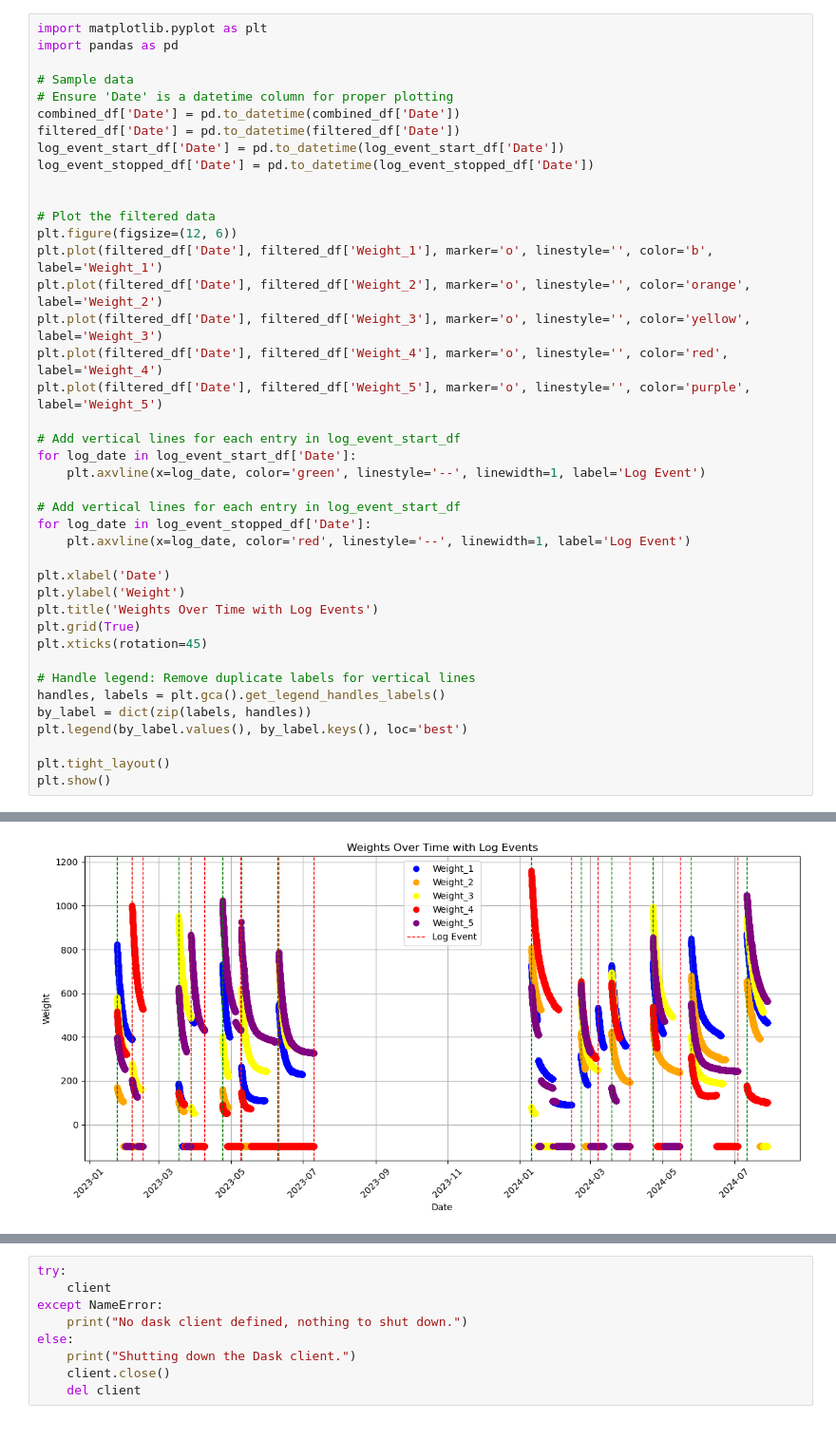
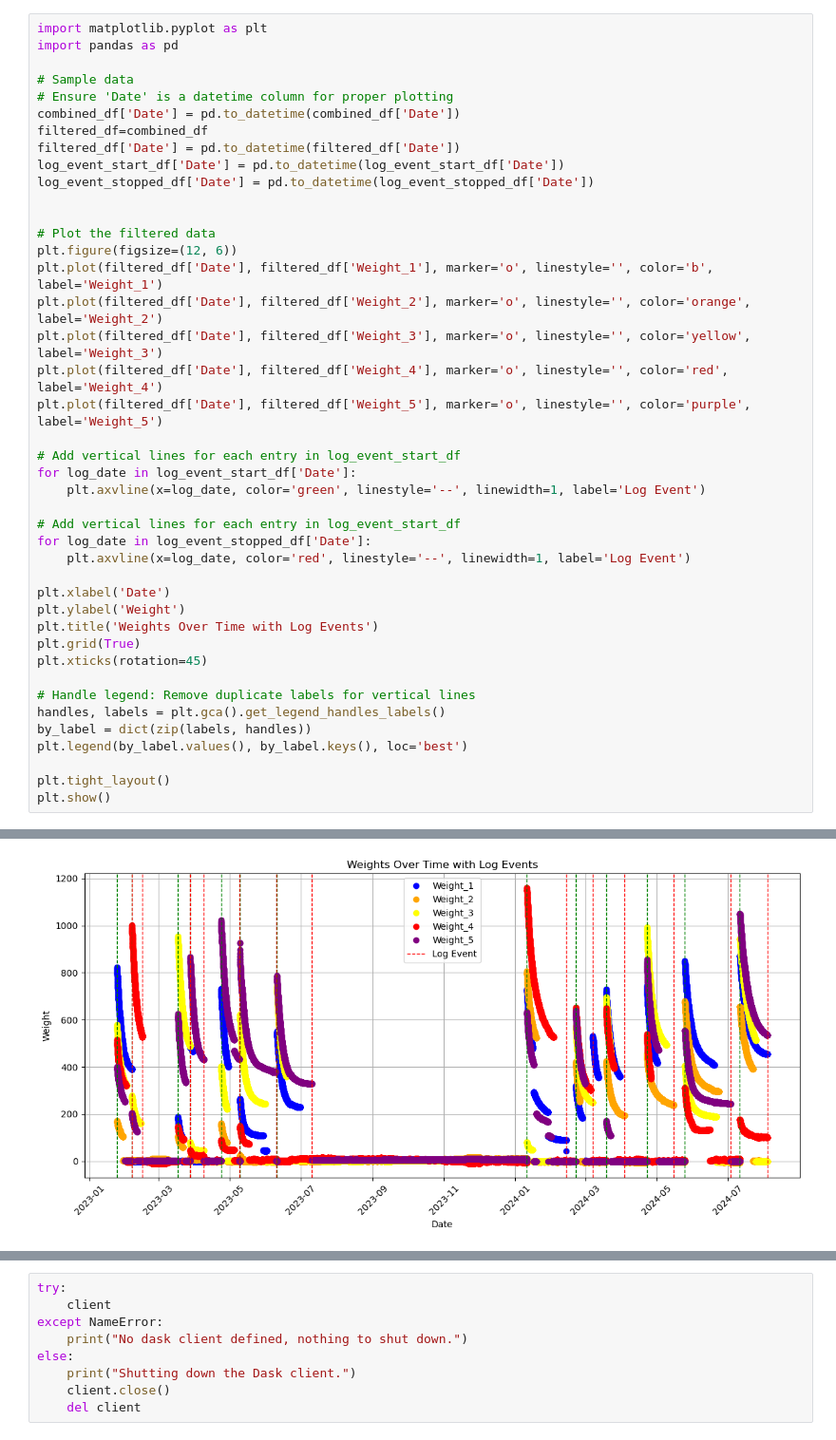
Before and after one commit to Nordtus/BiltongerML, a Jupyter notebook: Biltonger_data_analysis.ipynb, the cells around one changed output, grey strips where cells are left out. Shown at 95% size. Drawn from its saved outputs; the diff is of its cells as text.

```diff
--- a/Biltonger_data_analysis.ipynb
+++ b/Biltonger_data_analysis.ipynb
@@ -196,6 +213,7 @@ import pandas as pd
 # Sample data
 # Ensure 'Date' is a datetime column for proper plotting
 combined_df['Date'] = pd.to_datetime(combined_df['Date'])
+filtered_df=combined_df
 filtered_df['Date'] = pd.to_datetime(filtered_df['Date'])
 log_event_start_df['Date'] = pd.to_datetime(log_event_start_df['Date'])
 log_event_stopped_df['Date'] = pd.to_datetime(log_event_stopped_df['Date'])
@@ -214,34 +232,34 @@ for log_date in log_event_start_df['Date']:
     plt.axvline(x=log_date, color='green', linestyle='--', linewidth=1, label='Log Event')
 
 # Add vertical lines for each entry in log_event_start_df
 for log_date in log_event_stopped_df['Date']:
     plt.axvline(x=log_date, color='red', linestyle='--', linewidth=1, label='Log Event')
 
 plt.xlabel('Date')
 plt.ylabel('Weight')
 plt.title('Weights Over Time with Log Events')
 plt.grid(True)
 plt.xticks(rotation=45)
 
 # Handle legend: Remove duplicate labels for vertical lines
 handles, labels = plt.gca().get_legend_handles_labels()
 by_label = dict(zip(labels, handles))
 plt.legend(by_label.values(), by_label.keys(), loc='best')
 
 plt.tight_layout()
 plt.show()
 # %% [output]
 A value is trying to be set on a copy of a slice from a DataFrame.
 Try using .loc[row_indexer,col_indexer] = value instead
 
 See the caveats in the documentation: https://pandas.pydata.org/pandas-docs/stable/user_guide/indexing.html#returning-a-view-versus-a-copy
   log_event_start_df['Date'] = pd.to_datetime(log_event_start_df['Date'])
 A value is trying to be set on a copy of a slice from a DataFrame.
 Try using .loc[row_indexer,col_indexer] = value instead
 
 See the caveats in the documentation: https://pandas.pydata.org/pandas-docs/stable/user_guide/indexing.html#returning-a-view-versus-a-copy
   log_event_stopped_df['Date'] = pd.to_datetime(log_event_stopped_df['Date'])
-[figure, old version]
+[figure, new version]
 # %%
 import matplotlib.pyplot as plt
 import matplotlib.dates as mdates
```
Also changed, not shown: parts of 14 cells of this notebook, 14 other files.
